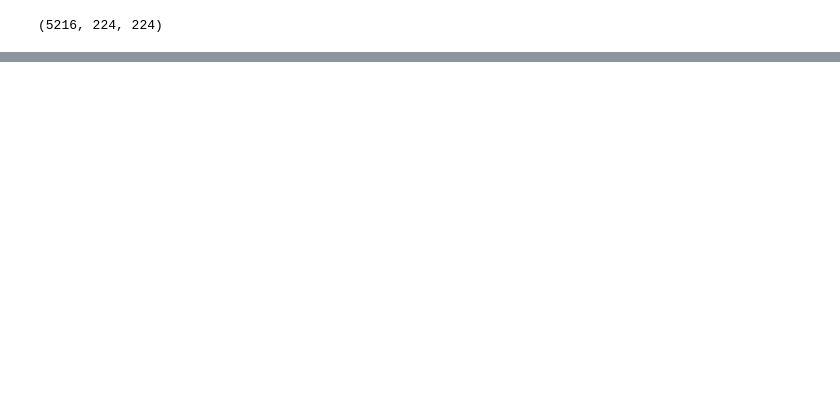
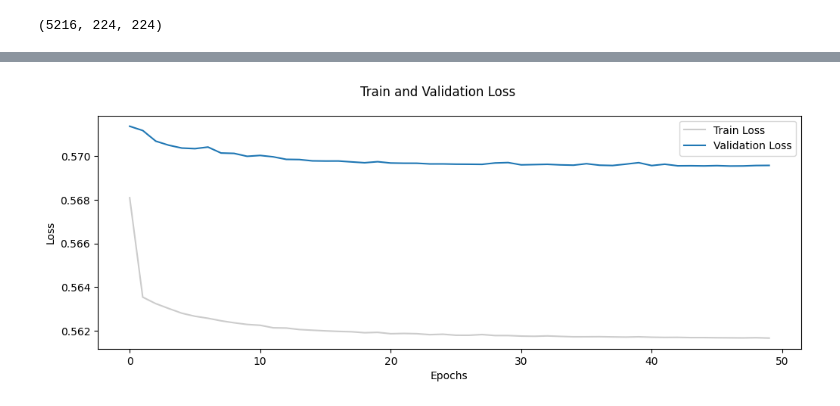
Before and after one commit to dawlattt/denoising-pneumonia, a Jupyter notebook: CDA.ipynb, the cells around one changed output, grey strips where cells are left out. Saved outputs shown, nothing was run; the diff lists cells and outputs as text; code cells hidden in the pictures; blank space fills up the shorter version.

```diff
--- a/CDA.ipynb
+++ b/CDA.ipynb
@@ -92,0 +112,26 @@ Epoch 3/3
+# %%
+# Access the training history
+loss_values = history.history['loss']
+accuracy_values = history.history['accuracy']
+val_loss_values = history.history['val_loss']
+val_accuracy_values = history.history['val_accuracy']
+# %%
+fig, ax = plt.subplots(figsize=(12, 4))
+fig.suptitle("Train and Validation Loss")
+ax.plot(
+    loss_values,
+    alpha=0.2,
+    label="Train Loss",
+    color="black",
+)
+ax.plot(val_loss_values, label="Validation Loss")
+
+
+# Set x-label and y-label
+ax.set_xlabel("Epochs")
+ax.set_ylabel("Loss")
+fig.savefig("Train_and_Validation_Loss_224")
+
+_ = ax.legend()
+# %% [output]
+[figure, added]
```
Also changed, not shown: parts of 25 cells of this notebook.
